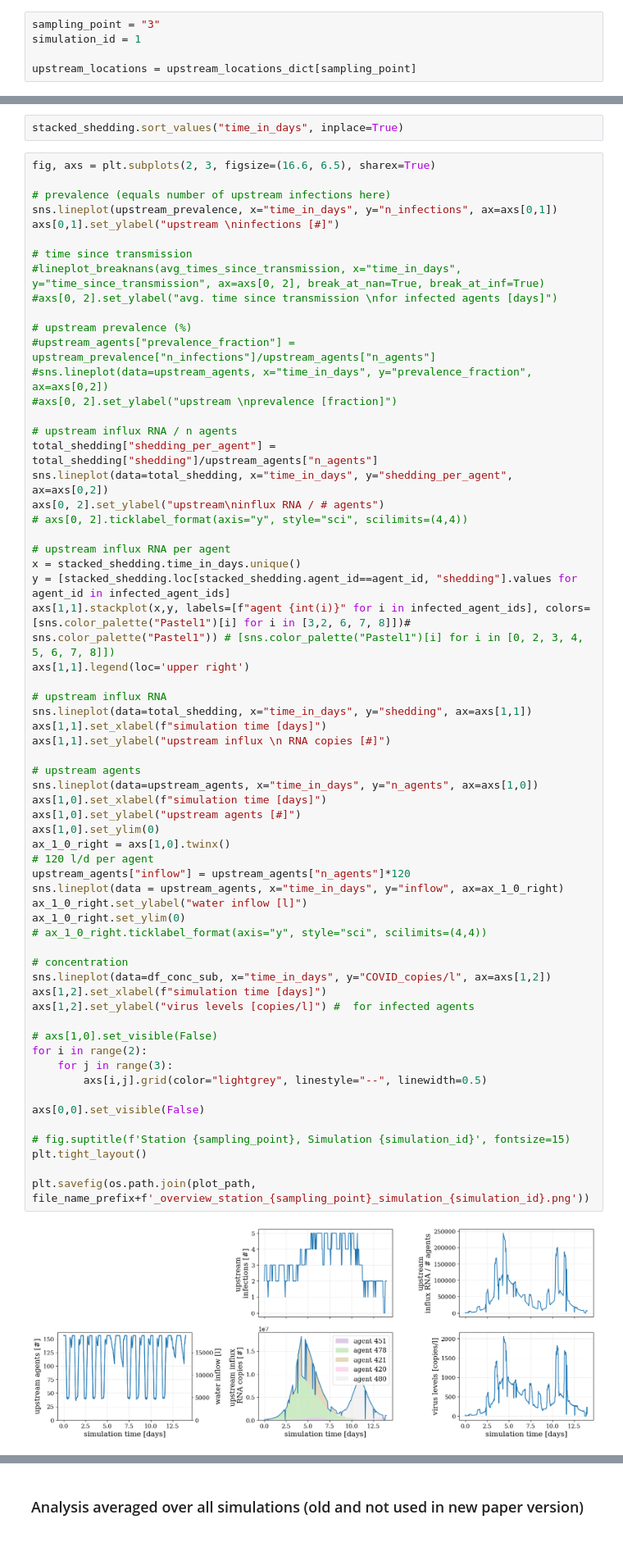
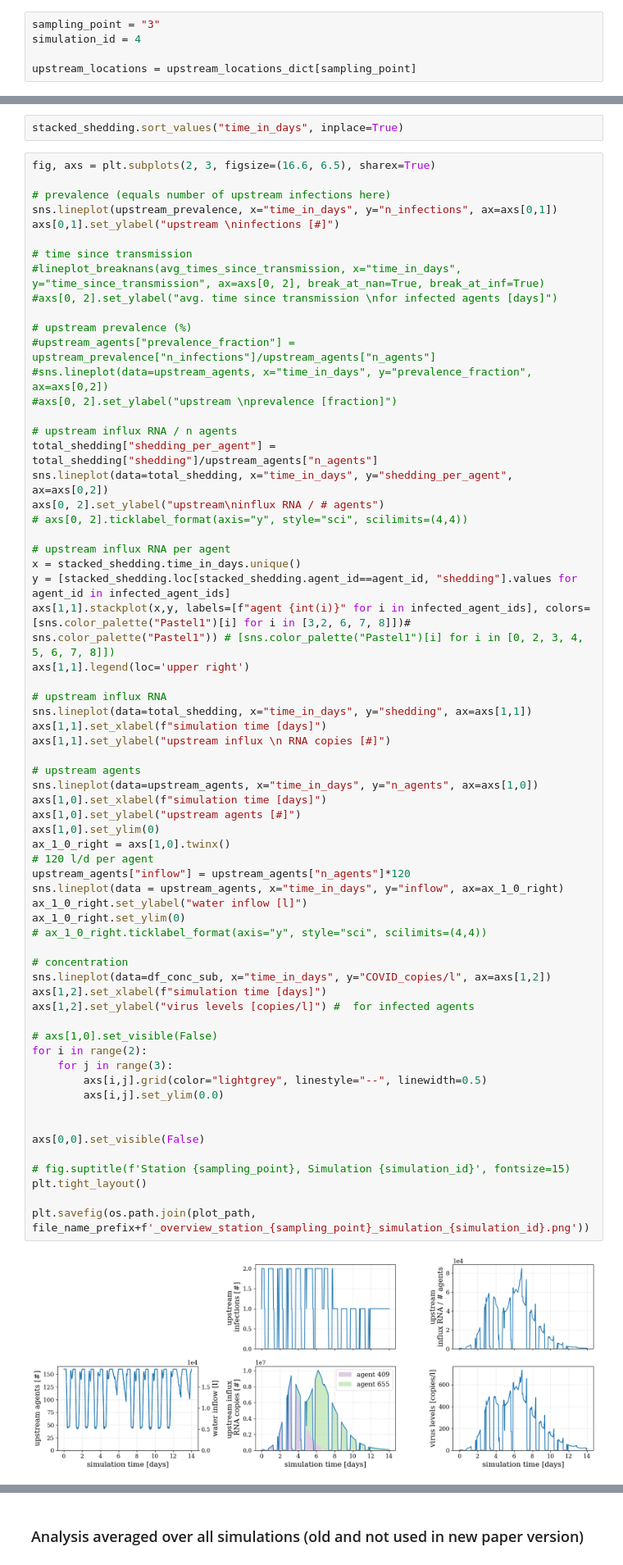
Before and after one commit to inside-consortium/inside_demonstrator, a Jupyter notebook: analysis/scripts/2_analyze_one_simulation_in_depth.ipynb, the cells around one changed output, grey strips where cells are left out. Shown at 82% size. Drawn from its saved outputs; the diff is of its cells as text.

```diff
--- a/analysis/scripts/2_analyze_one_simulation_in_depth.ipynb
+++ b/analysis/scripts/2_analyze_one_simulation_in_depth.ipynb
@@ -122,7 +122,7 @@ def load_infection_path_information(simulation_id, experiment_series):
 #### Analysis for 1 simulation
 # %%
 sampling_point = "3"
-simulation_id = 1
+simulation_id = 4
 
 upstream_locations = upstream_locations_dict[sampling_point]
 # %%
@@ -254,31 +254,33 @@ axs[1,1].set_ylabel("upstream influx \n RNA copies [#]")
 # upstream agents
 sns.lineplot(data=upstream_agents, x="time_in_days", y="n_agents", ax=axs[1,0])
 axs[1,0].set_xlabel(f"simulation time [days]")
 axs[1,0].set_ylabel("upstream agents [#]")
 axs[1,0].set_ylim(0)
 ax_1_0_right = axs[1,0].twinx()
 # 120 l/d per agent
 upstream_agents["inflow"] = upstream_agents["n_agents"]*120
 sns.lineplot(data = upstream_agents, x="time_in_days", y="inflow", ax=ax_1_0_right)
 ax_1_0_right.set_ylabel("water inflow [l]")
 ax_1_0_right.set_ylim(0)
 # ax_1_0_right.ticklabel_format(axis="y", style="sci", scilimits=(4,4))
 
 # concentration
 sns.lineplot(data=df_conc_sub, x="time_in_days", y="COVID_copies/l", ax=axs[1,2])
 axs[1,2].set_xlabel(f"simulation time [days]")
 axs[1,2].set_ylabel("virus levels [copies/l]") #  for infected agents
 
 # axs[1,0].set_visible(False)
 for i in range(2):
     for j in range(3):
         axs[i,j].grid(color="lightgrey", linestyle="--", linewidth=0.5)
+        axs[i,j].set_ylim(0.0)
+
 
 axs[0,0].set_visible(False)
 
 # fig.suptitle(f'Station {sampling_point}, Simulation {simulation_id}', fontsize=15)
 plt.tight_layout()
 
 plt.savefig(os.path.join(plot_path, file_name_prefix+f'_overview_station_{sampling_point}_simulation_{simulation_id}.png'))
 # %% [output]
-[figure, old version]
+[figure, new version]
```
Also changed, not shown: parts of 2 cells of this notebook.
